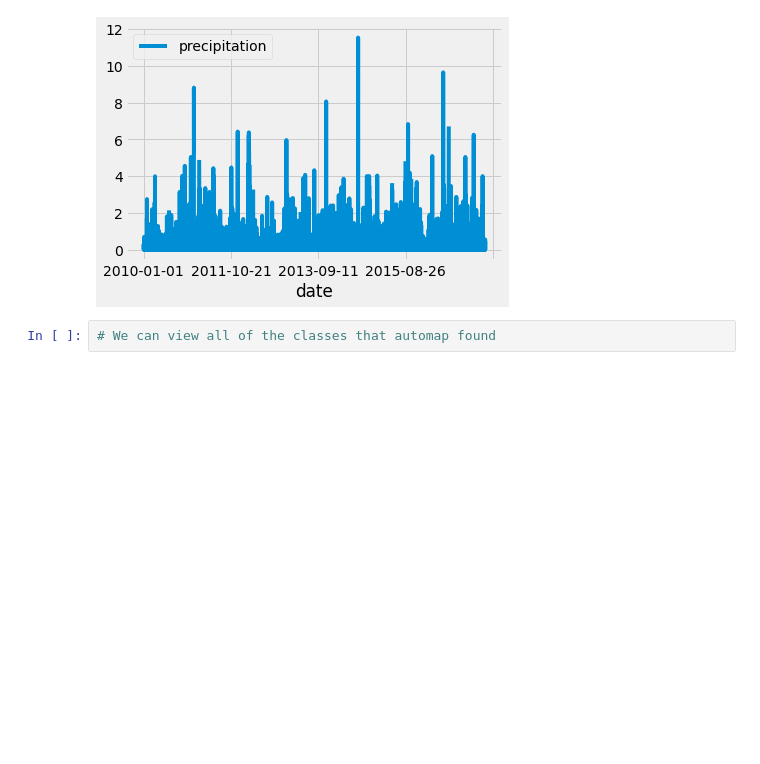
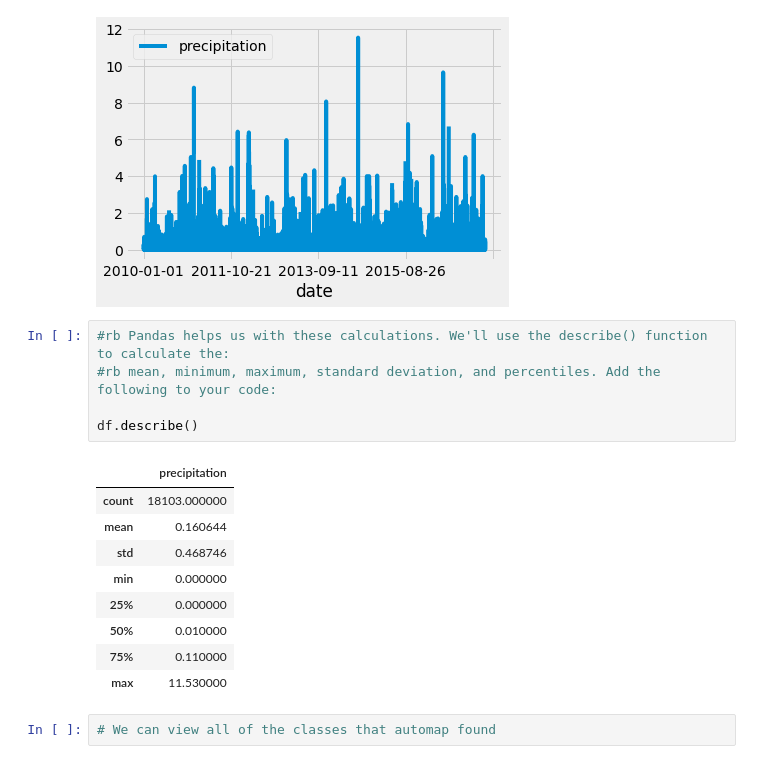
Before and after one commit to rrbauman/surfs_up, a Jupyter notebook: climate_analysis.ipynb, the cells around one changed output. Saved outputs shown, nothing was run; the diff lists cells and outputs as text; blank space fills up the shorter version.

```diff
--- a/climate_analysis.ipynb
+++ b/climate_analysis.ipynb
@@ -164,6 +164,21 @@ df.plot()
 # %% [output]
 <AxesSubplot:xlabel='date'>
 [figure]
+# %%
+#rb Pandas helps us with these calculations. We'll use the describe() function to calculate the:
+#rb mean, minimum, maximum, standard deviation, and percentiles. Add the following to your code:
+
+df.describe()
+# %% [output]
+|  | precipitation |
+| count | 18103.000000 |
+| mean | 0.160644 |
+| std | 0.468746 |
+| min | 0.000000 |
+| 25% | 0.000000 |
+| 50% | 0.010000 |
+| 75% | 0.110000 |
+| max | 11.530000 |
 # %%
 # We can view all of the classes that automap found
 # %%
```
